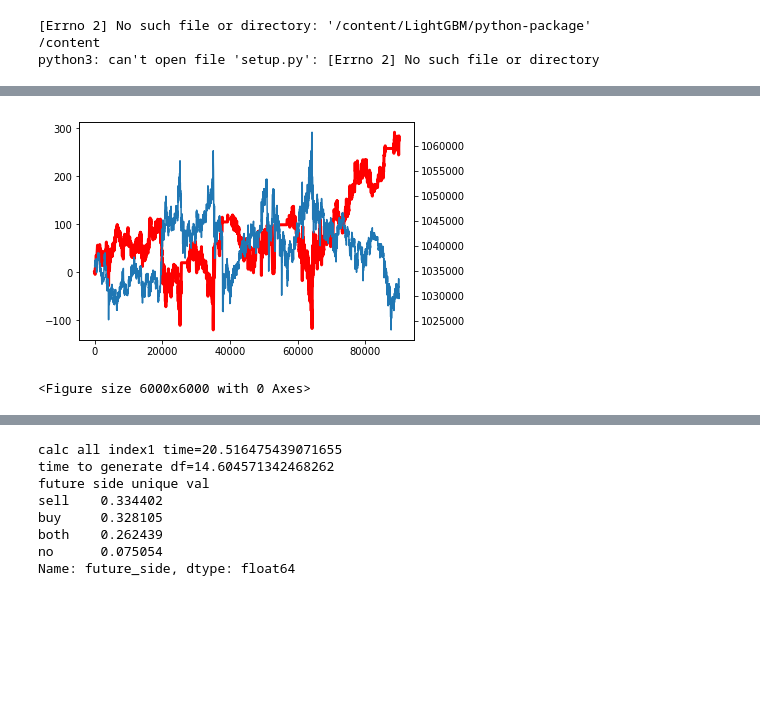
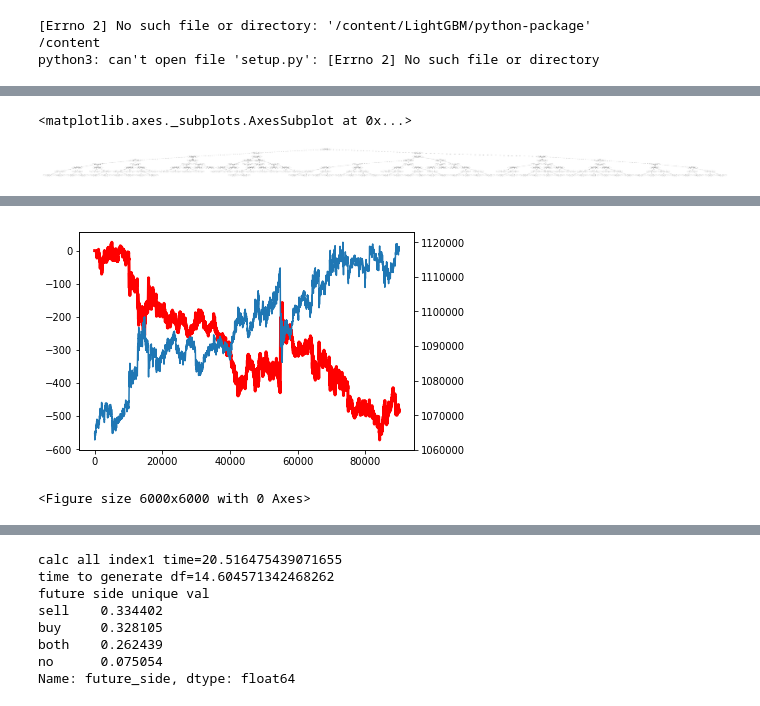
Before and after one commit to alunfes/flyer-bot, a Jupyter notebook: lightgbm_price.ipynb, the cells around one changed output, grey strips where cells are left out. Cells and saved outputs as stored; diff of their text form; code cells hidden in the pictures; blank space fills up the shorter version.

```diff
--- a/lightgbm_price.ipynb
+++ b/lightgbm_price.ipynb
@@ -254,6 +232,8 @@ class OneMinData:
         self.sar = []
         self.bop = []
         self.future_side = []
+        self.buy_pl_ls_points = {}
+        self.sell_pl_ls_points = {}
 
     def cut_data(self, num_data):
         self.unix_time = self.unix_time[-num_data:]
@@ -318,6 +298,7 @@ class OneMinData:
         self.sar = self.sar[-num_data:]
         self.bop = self.bop[-num_data:]
         self.future_side = self.future_side[-num_data:]
+
 
     def del_data(self, num_remain_data):
         if len(self.unix_time) > num_remain_data:
@@ -384,6 +365,7 @@ class OneMinData:
             del self.bop[:-num_remain_data]
             del self.future_side[:-num_remain_data]
 
+
     def add_and_pop(self, unix_time, dt, open, high, low, close, size):
         self.unix_time.append(unix_time)
         self.unix_time.pop(0)
@@ -1001,7 +1017,7 @@ class SimAccount:
 
         self.base_margin_rate = 1.2
         self.leverage = 4.0
-        self.slip_page = 0
+        self.slip_page = 50
         self.force_loss_cut_rate = 0.5
         self.initial_asset = 15000
         self.order_cancel_delay = 1
@@ -1448,6 +1464,8 @@ class LgbModel:
         #print('training data description')
         #print('train_x:',train_x.shape)
         #print('train_y:',train_y.shape)
+        train_start_ind = OneMinMarketData.check_matched_index(train_x)
+        print('train period:', OneMinMarketData.ohlc.dt[train_start_ind], OneMinMarketData.ohlc.dt[train_start_ind + len(train_y)])
         train = lgb.Dataset(train_x.values.astype(np.float32), train_y.values.astype(np.float32))
         lgbm_params = {
         'objective': 'multiclass',
@@ -1468,6 +1486,18 @@ class LgbModel:
         #print('train_y:',train_y.shape)
         train = lgb.Dataset(train_x.values.astype(np.float32), train_y.values.astype(np.float32))
         model = lgb.train(params, train)
+        return model
+
+    @jit
+    def train_params_with_validations(self, train_x, train_y, valid_x, valid_y, params):
+        #print('training data description')
+        #print('train_x:',train_x.shape)
+        #print('train_y:',train_y.shape)
+        train_start_ind = OneMinMarketData.check_matched_index(train_x)
+        print('train period:', OneMinMarketData.ohlc.dt[train_start_ind], OneMinMarketData.ohlc.dt[train_start_ind + len(train_y)])
+        train = lgb.Dataset(train_x.values.astype(np.float32), train_y.values.astype(np.float32))
+        lgb_eval = lgb.Dataset(valid_x.values.astype(np.float32), valid_y.values.astype(np.float32),reference=train)
+        model = lgb.train(params, train, valid_sets = lgb_eval)
         return model
 
     def prediction(self, model, test_x, pred_kijun):
@@ -1681,7 +1746,18 @@ total pl=336.68,num trade=74,win rate=0.6622
+# %%
+lgb.plot_tree(model,figsize=(100,100))
+# %% [output]
+<matplotlib.axes._subplots.AxesSubplot at 0x...>
+[figure, added]
 # %%
+test_xx = train_x.iloc[-1500:]
+test_yy = train_y.iloc[-1500:]
+predictions = lgbmodel.prediction2(model, test_xx)
+print('test accuracy={}'.format(lgbmodel.calc_buysell_accuracy(predictions,test_yy)))
+start_ind = OneMinMarketData.check_matched_index(test_xx)
+stdata = OneMinMarketData.generate_tick_pred_data(predictions, start_ind)
 sim = Sim()
 ac = SimAccount()
-ac = sim.sim_lgbmodel_opt(stdata,0,0,0, False, True, ac)
+ac = sim.sim_lgbmodel_opt(stdata,0,0,0, False, False, ac)
 print('total pl={},num trade={},win rate={}'.format(ac.total_pl,ac.num_trade,ac.win_rate))
 
 fig, ax1 = plt.subplots()
@@ -1697,4 +1774,4 @@ total pl=275.68,num trade=100,win rate=0.71
-[figure, old version]
+[figure, new version]
 <Figure size 6000x6000 with 0 Axes>
 # %%
 '''
```
Also changed, not shown: parts of 18 cells of this notebook, 3 other files.
